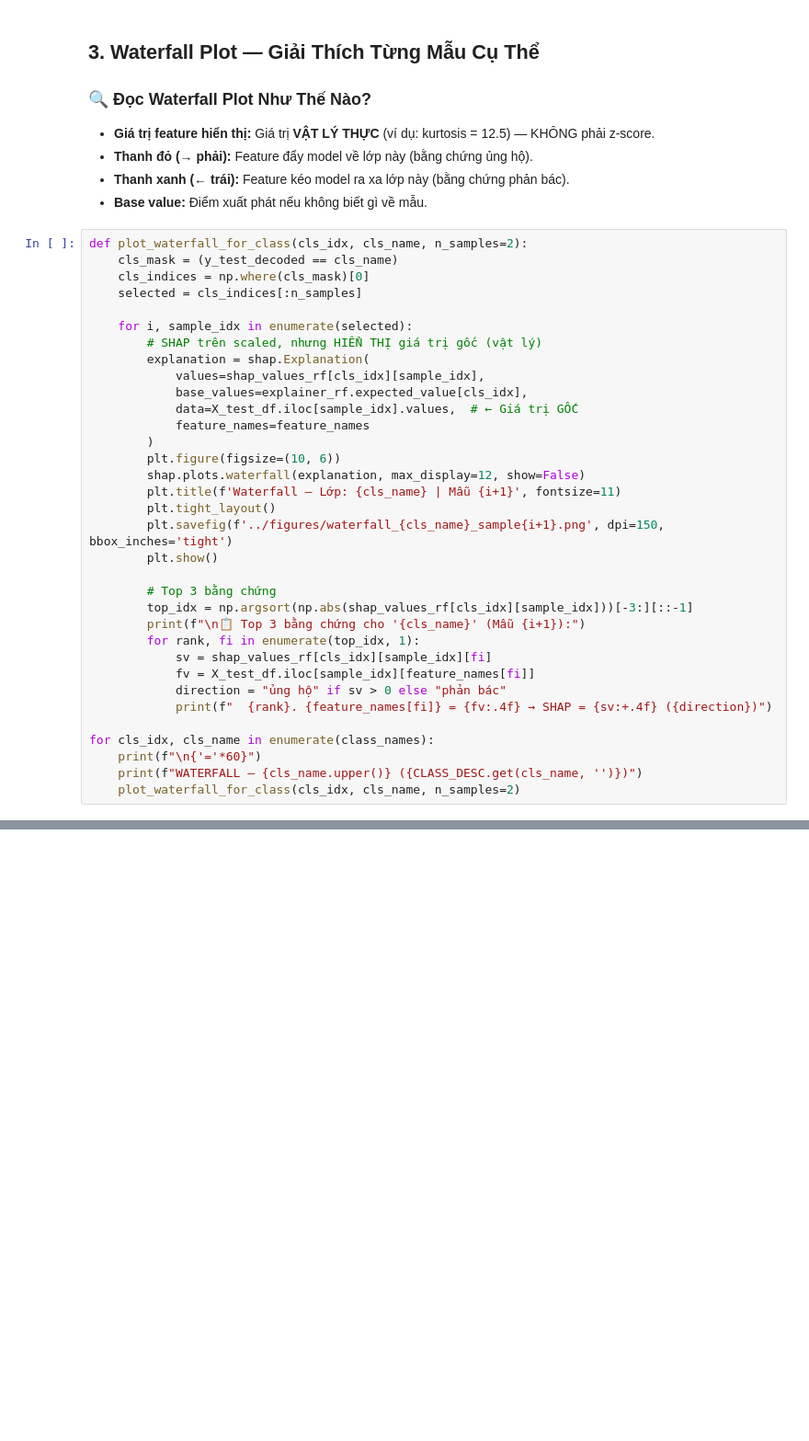
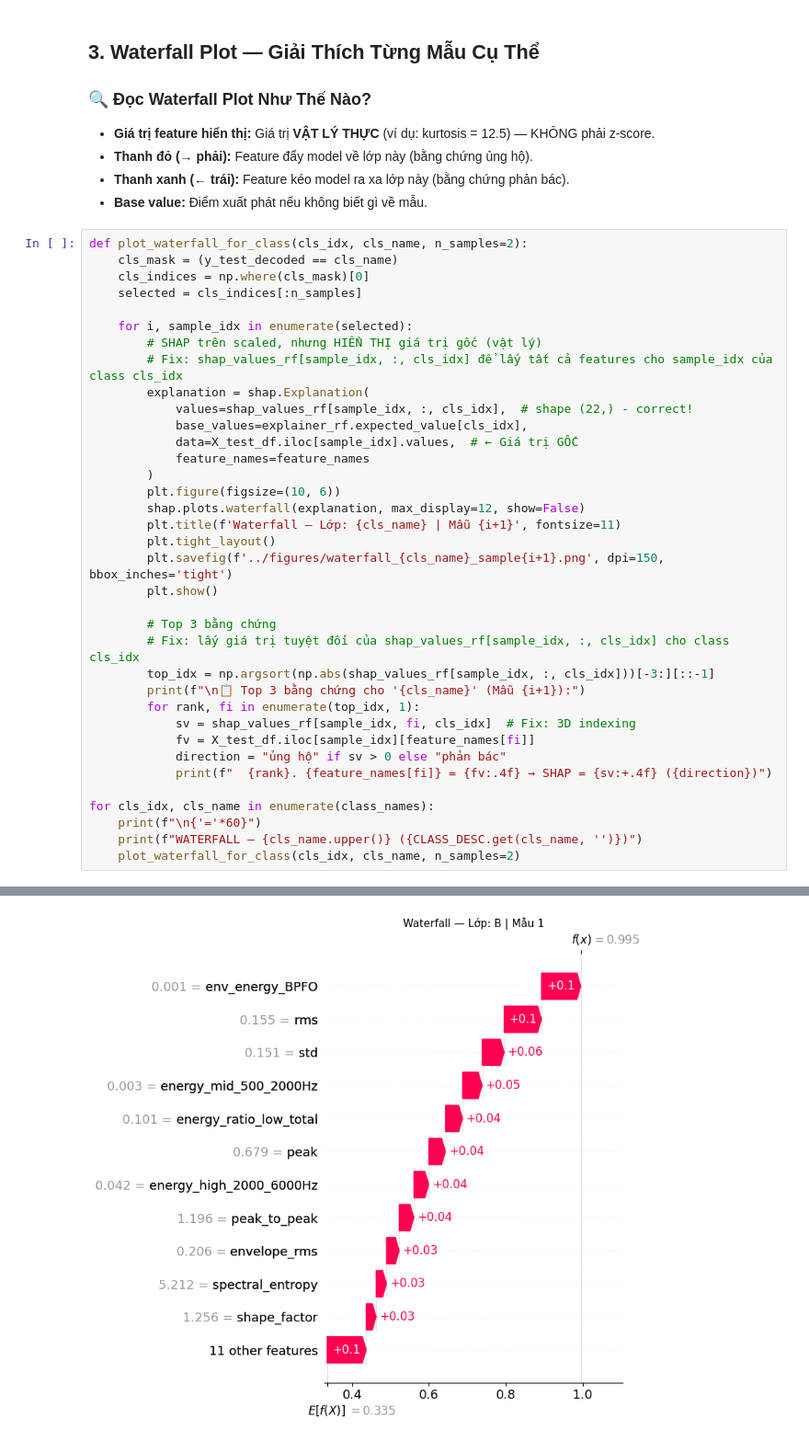
Before and after one commit to DoBinh1/SVM-RF-XAI, a Jupyter notebook: notebooks/Tutorial_05_SHAP_Explanation.ipynb, the cells around one changed output, grey strips where cells are left out. Shown at 92% size. Drawn from its saved outputs; the diff is of its cells as text; blank space fills up the shorter version.

```diff
--- a/notebooks/Tutorial_05_SHAP_Explanation.ipynb
+++ b/notebooks/Tutorial_05_SHAP_Explanation.ipynb
@@ -101,8 +103,9 @@ def plot_waterfall_for_class(cls_idx, cls_name, n_samples=2):
 
     for i, sample_idx in enumerate(selected):
         # SHAP trên scaled, nhưng HIỂN THỊ giá trị gốc (vật lý)
+        # Fix: shap_values_rf[sample_idx, :, cls_idx] để lấy tất cả features cho sample_idx của class cls_idx
         explanation = shap.Explanation(
-            values=shap_values_rf[cls_idx][sample_idx],
+            values=shap_values_rf[sample_idx, :, cls_idx],  # shape (22,) - correct!
             base_values=explainer_rf.expected_value[cls_idx],
             data=X_test_df.iloc[sample_idx].values,  # ← Giá trị GỐC
             feature_names=feature_names
@@ -115,10 +118,11 @@ def plot_waterfall_for_class(cls_idx, cls_name, n_samples=2):
         plt.show()
 
         # Top 3 bằng chứng
-        top_idx = np.argsort(np.abs(shap_values_rf[cls_idx][sample_idx]))[-3:][::-1]
+        # Fix: lấy giá trị tuyệt đối của shap_values_rf[sample_idx, :, cls_idx] cho class cls_idx
+        top_idx = np.argsort(np.abs(shap_values_rf[sample_idx, :, cls_idx]))[-3:][::-1]
         print(f"\n📋 Top 3 bằng chứng cho '{cls_name}' (Mẫu {i+1}):")
         for rank, fi in enumerate(top_idx, 1):
-            sv = shap_values_rf[cls_idx][sample_idx][fi]
+            sv = shap_values_rf[sample_idx, fi, cls_idx]  # Fix: 3D indexing
             fv = X_test_df.iloc[sample_idx][feature_names[fi]]
             direction = "ủng hộ" if sv > 0 else "phản bác"
             print(f"  {rank}. {feature_names[fi]} = {fv:.4f} → SHAP = {sv:+.4f} ({direction})")
@@ -127,3 +131,4 @@ for cls_idx, cls_name in enumerate(class_names):
     print(f"\n{'='*60}")
     print(f"WATERFALL — {cls_name.upper()} ({CLASS_DESC.get(cls_name, '')})")
     plot_waterfall_for_class(cls_idx, cls_name, n_samples=2)
+# %% [output]
@@ -129,0 +137 @@ for cls_idx, cls_name in enumerate(class_names):
+[figure, added]
```
Also changed, not shown: parts of 4 cells of this notebook, 35 other files.
